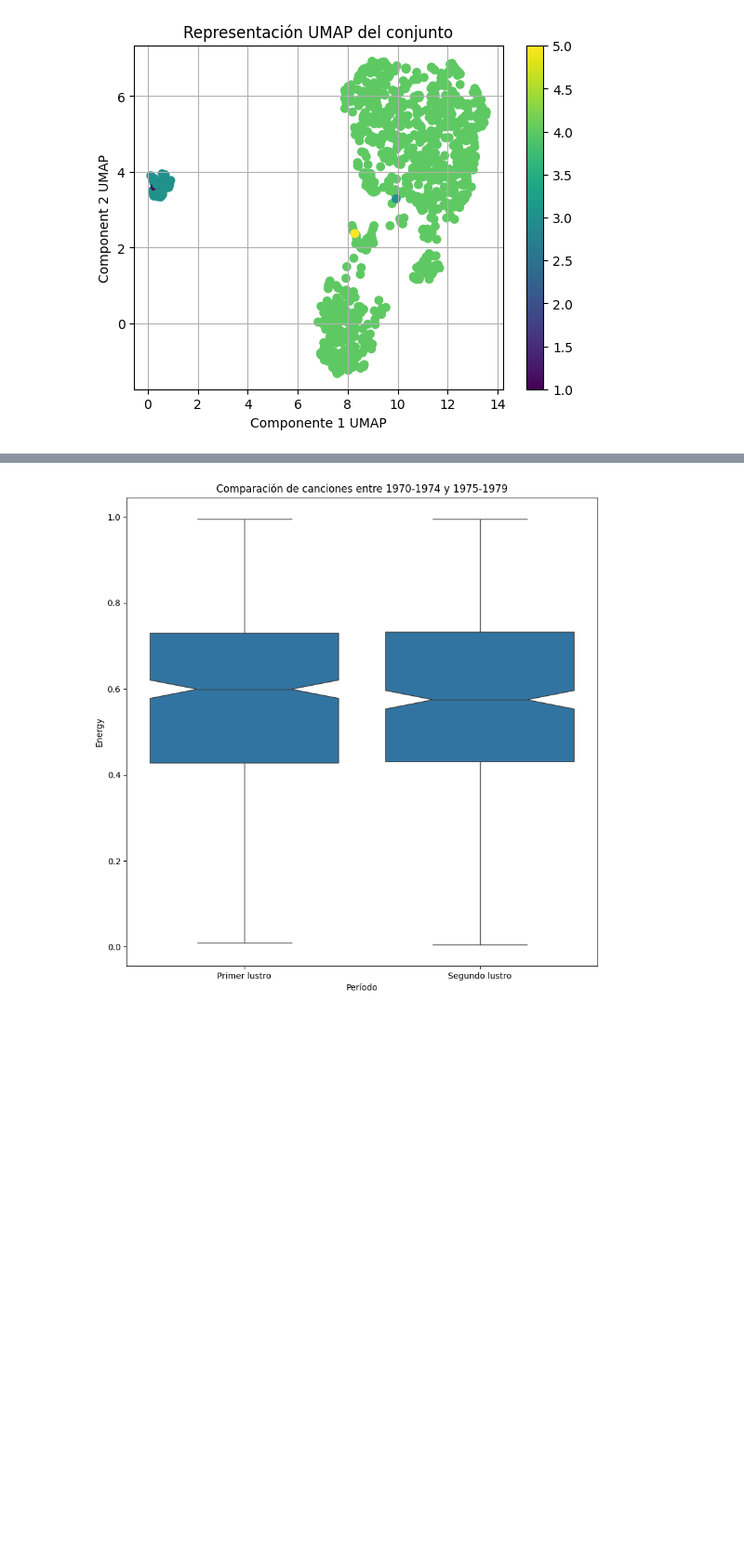
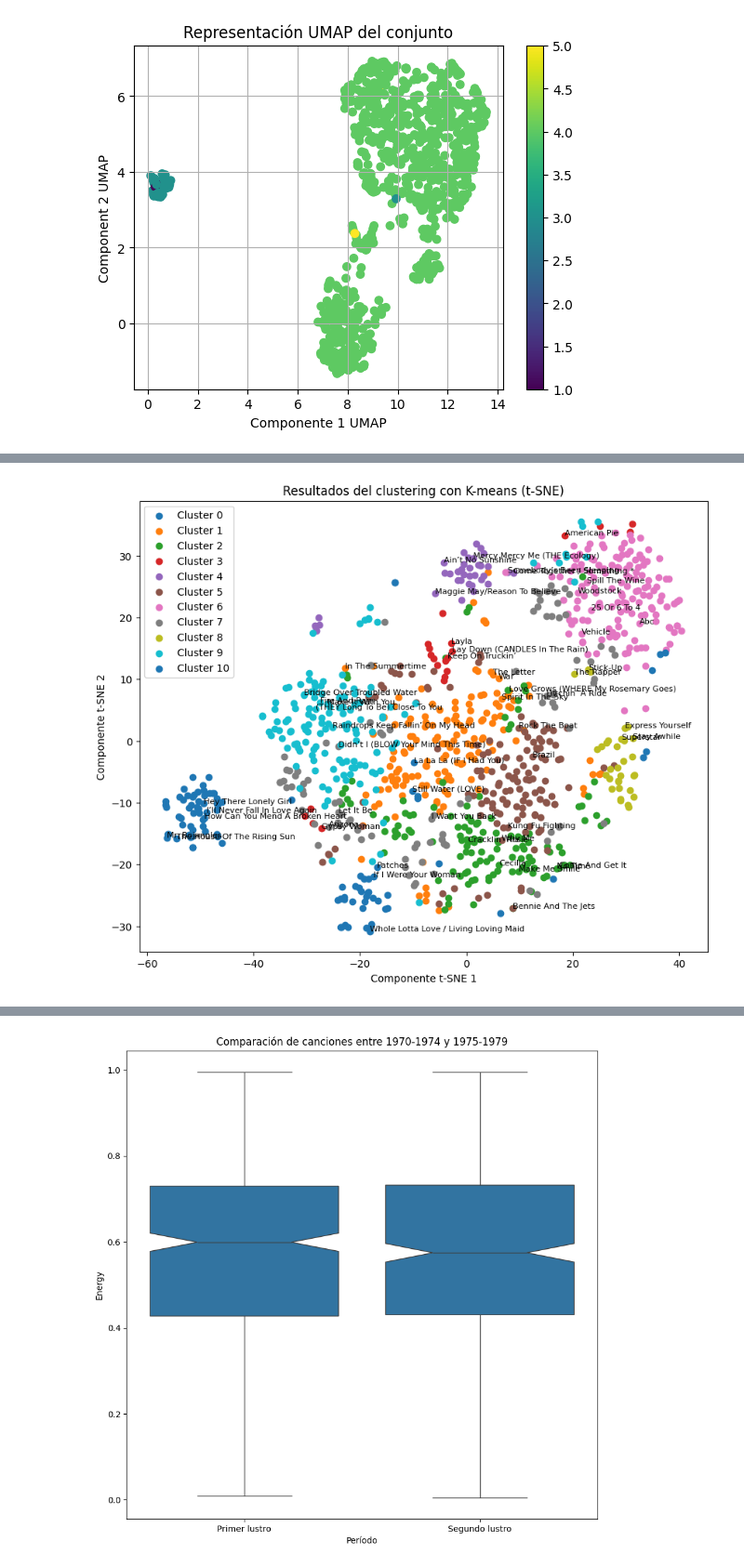
Before and after one commit to AgustinDimuro/tpeFundamentos, a Jupyter notebook: TPEspecial.ipynb, the cells around one changed output, grey strips where cells are left out. Shown at 93% size. Cells and saved outputs as stored; diff of their text form; code cells hidden in the pictures; blank space fills up the shorter version.

```diff
--- a/TPEspecial.ipynb
+++ b/TPEspecial.ipynb
@@ -607,0 +639,9 @@ Después de UMAP: (980, 2)
+# %%
+
+# Creamos un DataFrame con los países y los clusters asignados
+cluster_df = pd.DataFrame({'Track': songs, 'Cluster': clusters_kmeans})
+
+# Imprimimos los países de cada cluster
+for cluster_num in range(11):
+  print(f"\nCluster {cluster_num}:")
+  print(cluster_df[cluster_df['Cluster'] == cluster_num]['Track'].tolist())
@@ -607,0 +683,29 @@ Después de UMAP: (980, 2)
+# %%
+# Reducir la dimensionalidad de los datos usando t-SNE
+
+
+
+# Crear un DataFrame con los resultados de t-SNE y los clusters
+tsne_df = pd.DataFrame({'x': ds_tsne[:, 0], 'y': ds_tsne[:, 1], 'Cluster': clusters_kmeans, 'Track': songs})
+
+# Graficar los resultados de t-SNE, coloreando los puntos según el cluster
+plt.figure(figsize=(10, 8))
+for cluster_num in range(11):
+  plt.scatter(tsne_df[tsne_df['Cluster'] == cluster_num]['x'], tsne_df[tsne_df['Cluster'] == cluster_num]['y'], label=f'Cluster {cluster_num}')
+
+
+  songs_to_label = tsne_df[tsne_df['Cluster'] == cluster_num]['Track'].tolist()
+  songs_to_label = songs_to_label[:5]
+
+  for songs in songs_to_label:
+    row = tsne_df[(tsne_df['Cluster'] == cluster_num) & (tsne_df['Track'] == songs)]
+    if not row.empty:
+      plt.text(row['x'].values[0], row['y'].values[0], songs, fontsize=8)
+
+plt.xlabel('Componente t-SNE 1')
+plt.ylabel('Componente t-SNE 2')
+plt.title('Resultados del clustering con K-means (t-SNE)')
+plt.legend()
+plt.show()
+# %% [output]
+[figure, added]
```
Also changed, not shown: parts of 19 cells of this notebook.
